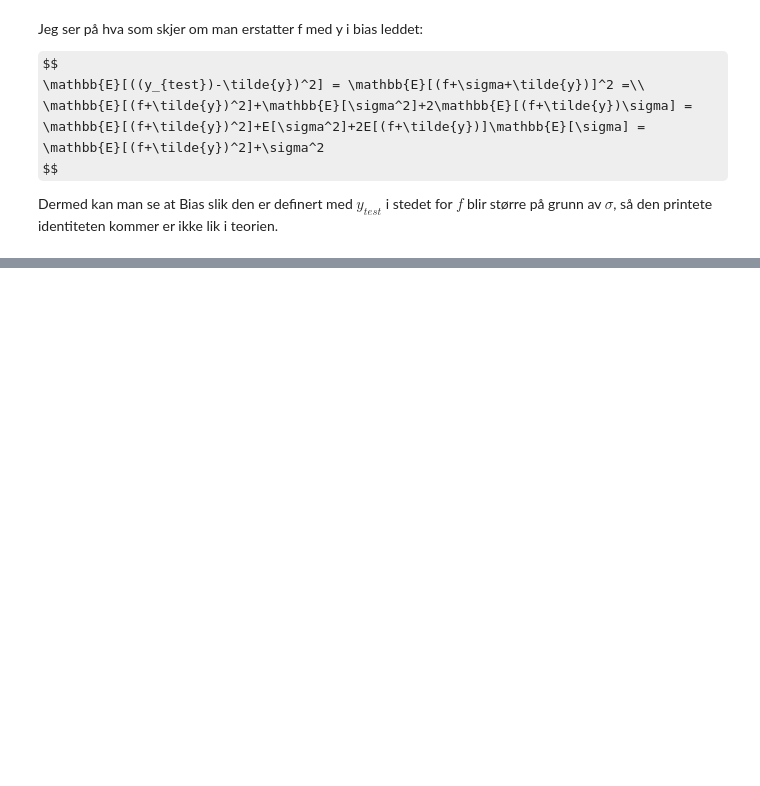
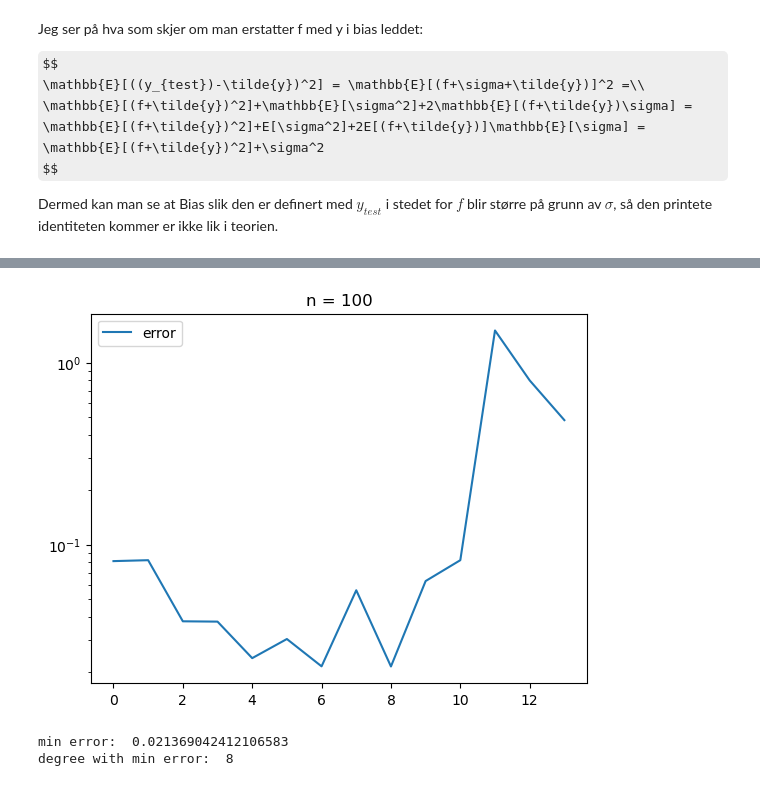
Before and after one commit to joska223/FYS-STK-4155-Prosjekt-1, a Jupyter notebook: prosjekt_1.ipynb, the cells around one changed output, grey strips where cells are left out. Saved outputs shown, nothing was run; the diff lists cells and outputs as text; code cells hidden in the pictures; some formulas as TeX source; blank space fills up the shorter version.

```diff
--- a/prosjekt_1.ipynb
+++ b/prosjekt_1.ipynb
@@ -346,0 +402,42 @@ Dermed kan man se at Bias slik den er definert med $y_{test}$ i stedet for $f$ b
+# %%
+from sklearn.model_selection import train_test_split, KFold, cross_val_score
+
+np.random.seed(2026)
+n = 100
+maxdegree = 14
+splits = 10
+
+x = np.sort(rng.uniform(-1, 1, n))
+y = runge(x) + rng.normal(0, sigma, n)
+
+kf = KFold(n_splits = splits, shuffle = True, random_state=2026)
+
+MSE = np.zeros(maxdegree)
+
+for deg in range(maxdegree):
+    mse = np.zeros(splits)
+
+    model = make_pipeline(PolynomialFeatures(degree = deg), LinearRegression(fit_intercept= False))
+
+    for i, (train_idx, test_idx) in enumerate(kf.split(x)):
+        y_pred = model.fit(x.reshape(-1,1)[train_idx], y[train_idx]).predict(x.reshape(-1,1)[test_idx])
+        y_test = y[test_idx]
+
+        mse[i] = np.mean((y_pred-y_test)**2)
+
+    MSE[deg] = np.mean(mse)
+
+x_axis = np.arange(maxdegree)
+plt.yscale("log")
+plt.title("n = "+str(n))
+plt.plot(x_axis, MSE)
+plt.legend(["error","bias", "variance"])
+
+
+plt.show()
+print("min error: ",np.min(MSE))
+print("degree with min error: ",np.argmin(MSE))
+# %% [output]
+[figure, added]
+min error:  0.021369042412106583
+degree with min error:  8
```
Also changed, not shown: parts of 2 cells of this notebook.
